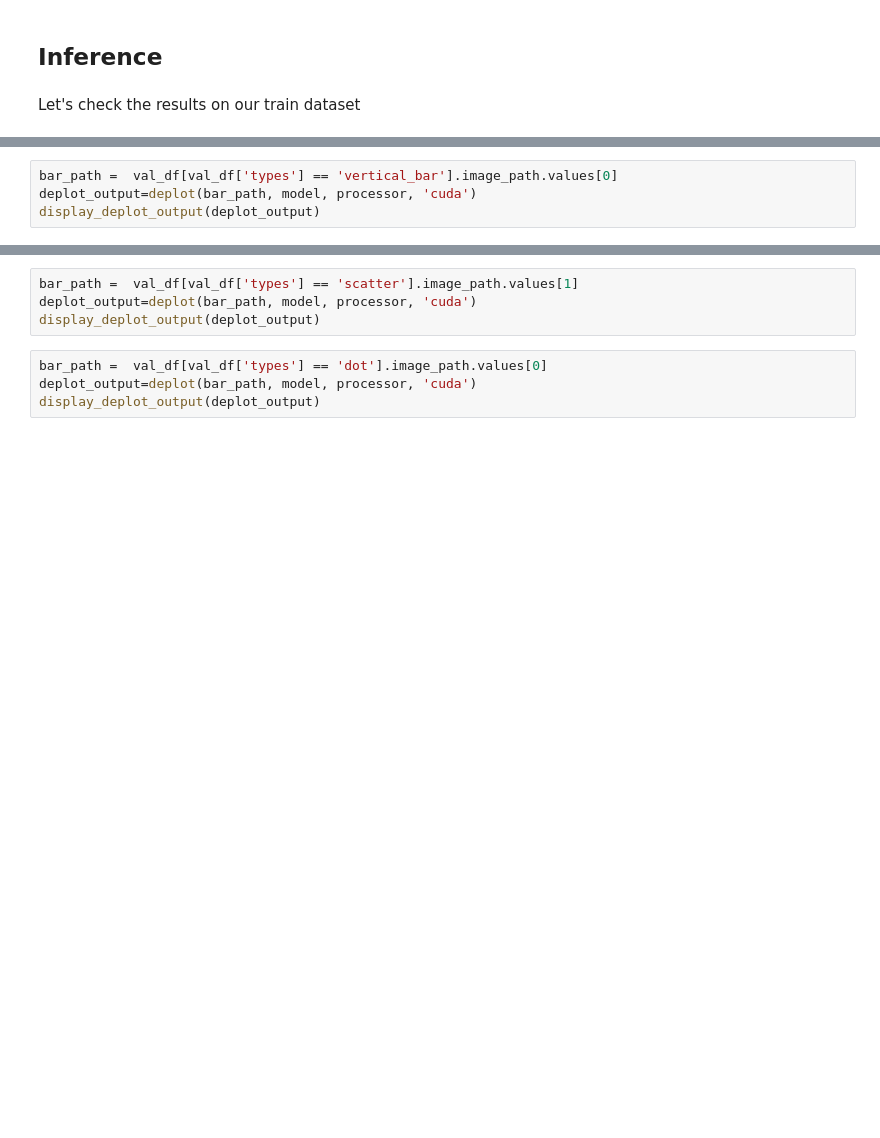
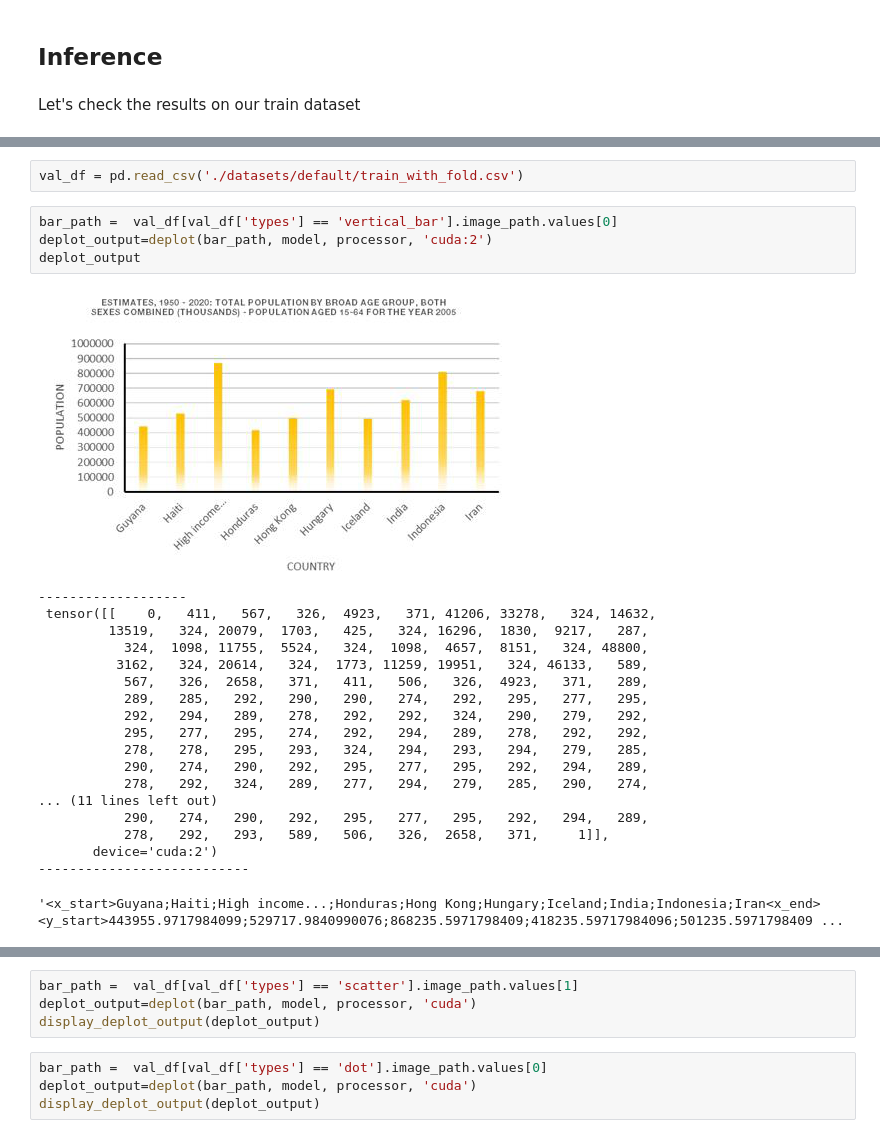
Before and after one commit to kwankwankoo/benetech-making-graphs-accessible-matcha, a Jupyter notebook: benetech/image_captioning_pix2struct_v2_inference.ipynb, the cells around one changed output, grey strips where cells are left out. Saved outputs shown, nothing was run; the diff lists cells and outputs as text; blank space fills up the shorter version.

```diff
--- a/benetech/image_captioning_pix2struct_v2_inference.ipynb
+++ b/benetech/image_captioning_pix2struct_v2_inference.ipynb
@@ -175,6 +215,28 @@ deplot_output
+# %%
+val_df = pd.read_csv('./datasets/default/train_with_fold.csv')
 # %%
 bar_path =  val_df[val_df['types'] == 'vertical_bar'].image_path.values[0]
-deplot_output=deplot(bar_path, model, processor, 'cuda')
-display_deplot_output(deplot_output)
+deplot_output=deplot(bar_path, model, processor, 'cuda:2')
+deplot_output
+# %% [output]
+[figure, added]
+-------------------
+ tensor([[    0,   411,   567,   326,  4923,   371, 41206, 33278,   324, 14632,
+         13519,   324, 20079,  1703,   425,   324, 16296,  1830,  9217,   287,
+           324,  1098, 11755,  5524,   324,  1098,  4657,  8151,   324, 48800,
+          3162,   324, 20614,   324,  1773, 11259, 19951,   324, 46133,   589,
+           567,   326,  2658,   371,   411,   506,   326,  4923,   371,   289,
+           289,   285,   292,   290,   290,   274,   292,   295,   277,   295,
+           292,   294,   289,   278,   292,   292,   324,   290,   279,   292,
+           295,   277,   295,   274,   292,   294,   289,   278,   292,   292,
+           278,   278,   295,   293,   324,   294,   293,   294,   279,   285,
+           290,   274,   290,   292,   295,   277,   295,   292,   294,   289,
+           278,   292,   324,   289,   277,   294,   279,   285,   290,   274,
+... (11 lines left out)
+           290,   274,   290,   292,   295,   277,   295,   292,   294,   289,
+           278,   292,   293,   589,   506,   326,  2658,   371,     1]],
+       device='cuda:2')
+---------------------------
+'<x_start>Guyana;Haiti;High income...;Honduras;Hong Kong;Hungary;Iceland;India;Indonesia;Iran<x_end> <y_start>443955.9717984099;529717.9840990076;868235.5971798409;418235.59717984096;501235.5971798409 ...
 # %%
 deplot_output
```
Also changed, not shown: parts of 17 cells of this notebook, 11 other files.
